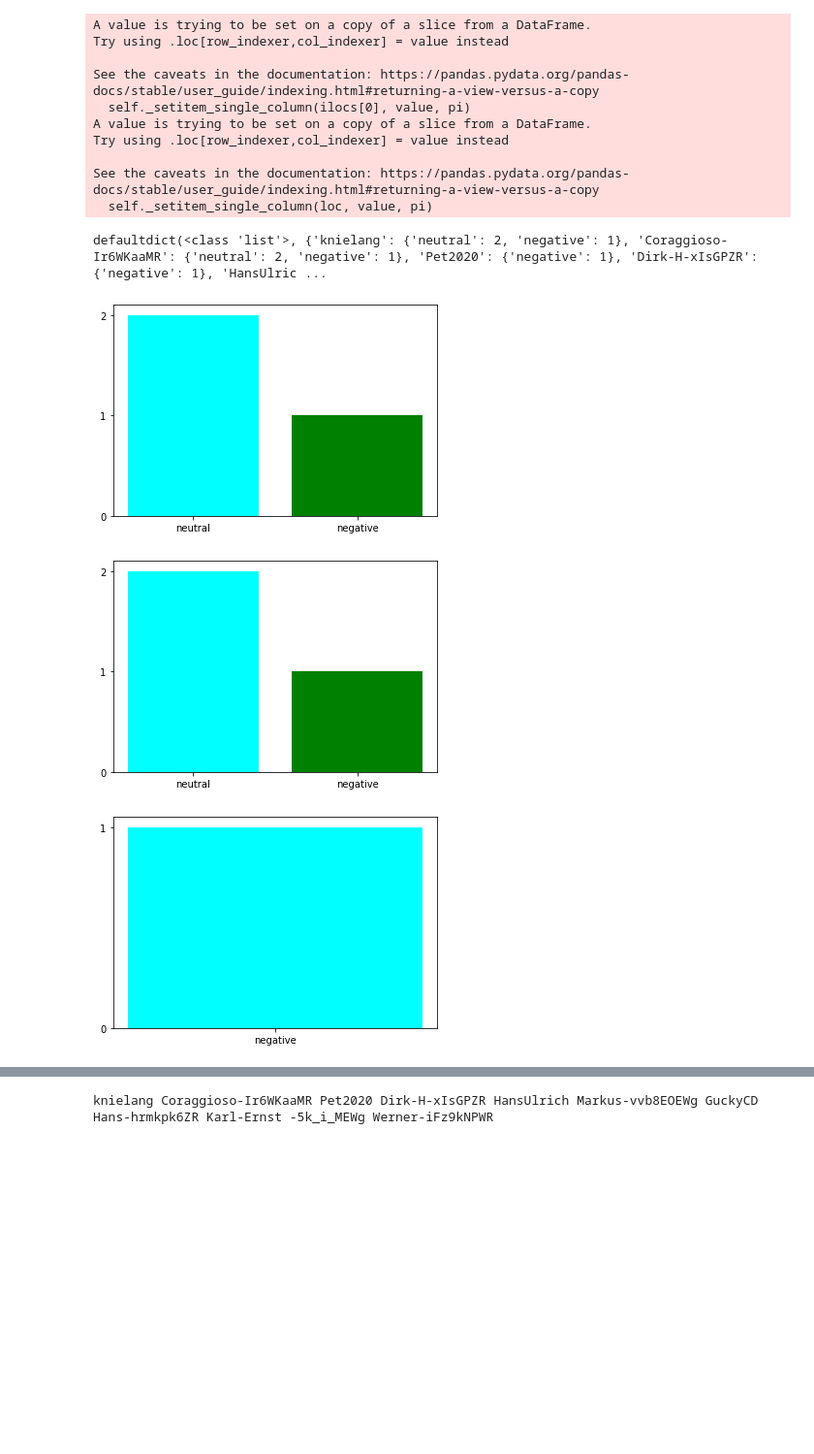
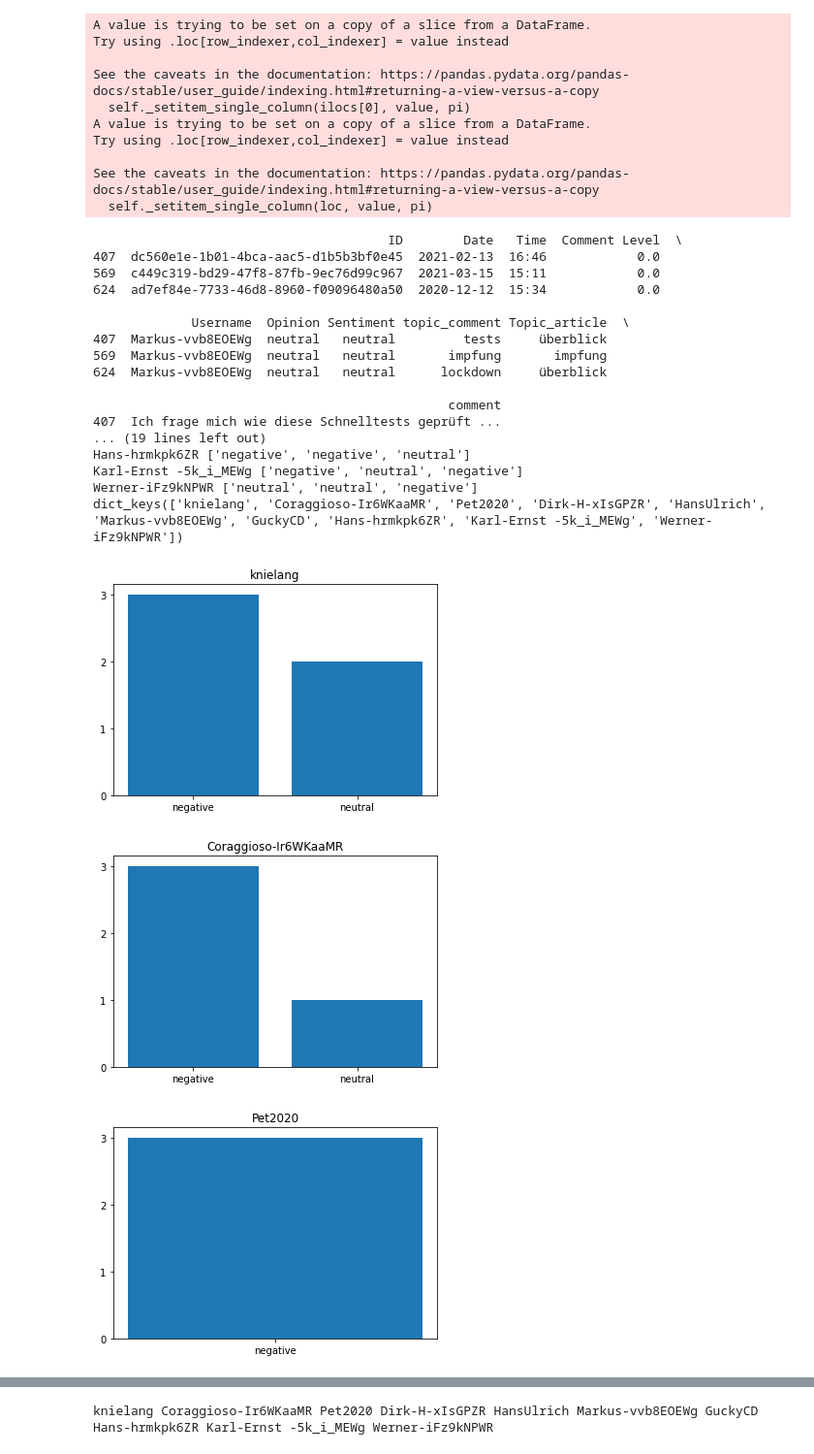
Before and after one commit to KirchnerS/Masterarbeit, a Jupyter notebook: data_exploration.ipynb, the cells around one changed output, grey strips where cells are left out. Shown: that part at 97% size. Drawn from its saved outputs; the diff is of its cells as text; code cells hidden in the pictures; blank space fills up the shorter version.

```diff
--- a/data_exploration.ipynb
+++ b/data_exploration.ipynb
@@ -23,38 +23,56 @@ See the caveats in the documentation: https://pandas.pydata.org/pandas-docs/stab
 # %%
 
 
 
 # stores username and the corresponding sentiment
 sentiment_person = defaultdict(list)
 
 
 meine_daten.update(Nan)
 pd.set_option("display.max_rows", None)
-# print(meine_daten.topic_comment.value_counts())
+# print(meine_daten.Username.value_counts())
+print(meine_daten.loc[meine_daten.Username == "Markus-vvb8EOEWg"])
 sentiment_verteilung = list(meine_daten.Sentiment.value_counts())
 opinion_verteilung = list(meine_daten.Opinion.value_counts())
 
 for username in meine_daten.Username.value_counts().index[:10]:
     liste = list(meine_daten.loc[meine_daten.Username == username]["Sentiment"])
     sentiment_person[username] = liste
+    print(sentiment_person)
+
+for key, value in sentiment_person.items():
+    print(key, value)
+    sentiment_person[key] = dict((l, value.count(l)) for l in set(value))
 
 
-for key, value in sentiment_person.items():
-    sentiment_person[key] = dict((l, liste.count(l)) for l in set(value))
-
-
-print(sentiment_person)
+print(sentiment_person.keys())
 
 for user in sentiment_person:
     ax = plt.figure().gca()
     ax.yaxis.set_major_locator(MaxNLocator(integer=True))
     names = list(sentiment_person[user].keys())
     values = list(sentiment_person[user].values())
-
-    plt.bar(range(len(sentiment_person[user])), values, tick_label = names, color = ("aqua", "green"))
+    plt.title(user)
+    plt.bar(range(len(sentiment_person[user])), values, tick_label = names)
     plt.show()
 # %% [output]
-defaultdict(<class 'list'>, {'knielang': {'neutral': 2, 'negative': 1}, 'Coraggioso-Ir6WKaaMR': {'neutral': 2, 'negative': 1}, 'Pet2020': {'negative': 1}, 'Dirk-H-xIsGPZR': {'negative': 1}, 'HansUlric ...
+                                       ID        Date   Time  Comment Level  \
+407  dc560e1e-1b01-4bca-aac5-d1b5b3bf0e45  2021-02-13  16:46            0.0
+569  c449c319-bd29-47f8-87fb-9ec76d99c967  2021-03-15  15:11            0.0
+624  ad7ef84e-7733-46d8-8960-f09096480a50  2020-12-12  15:34            0.0
+
+             Username  Opinion Sentiment topic_comment Topic_article  \
+407  Markus-vvb8EOEWg  neutral   neutral         tests     überblick
+569  Markus-vvb8EOEWg  neutral   neutral       impfung       impfung
+624  Markus-vvb8EOEWg  neutral   neutral      lockdown     überblick
+
+                                               comment
+407  Ich frage mich wie diese Schnelltests geprüft ...
+... (19 lines left out)
+Hans-hrmkpk6ZR ['negative', 'negative', 'neutral']
+Karl-Ernst -5k_i_MEWg ['negative', 'neutral', 'negative']
+Werner-iFz9kNPWR ['neutral', 'neutral', 'negative']
+dict_keys(['knielang', 'Coraggioso-Ir6WKaaMR', 'Pet2020', 'Dirk-H-xIsGPZR', 'HansUlrich', 'Markus-vvb8EOEWg', 'GuckyCD', 'Hans-hrmkpk6ZR', 'Karl-Ernst -5k_i_MEWg', 'Werner-iFz9kNPWR'])
-[figure, old version]
+[figure, new version]
-[figure, old version]
+[figure, new version]
-[figure, old version]
+[figure, new version]
```
Also changed, not shown: parts of 6 cells of this notebook, 2 other files.
